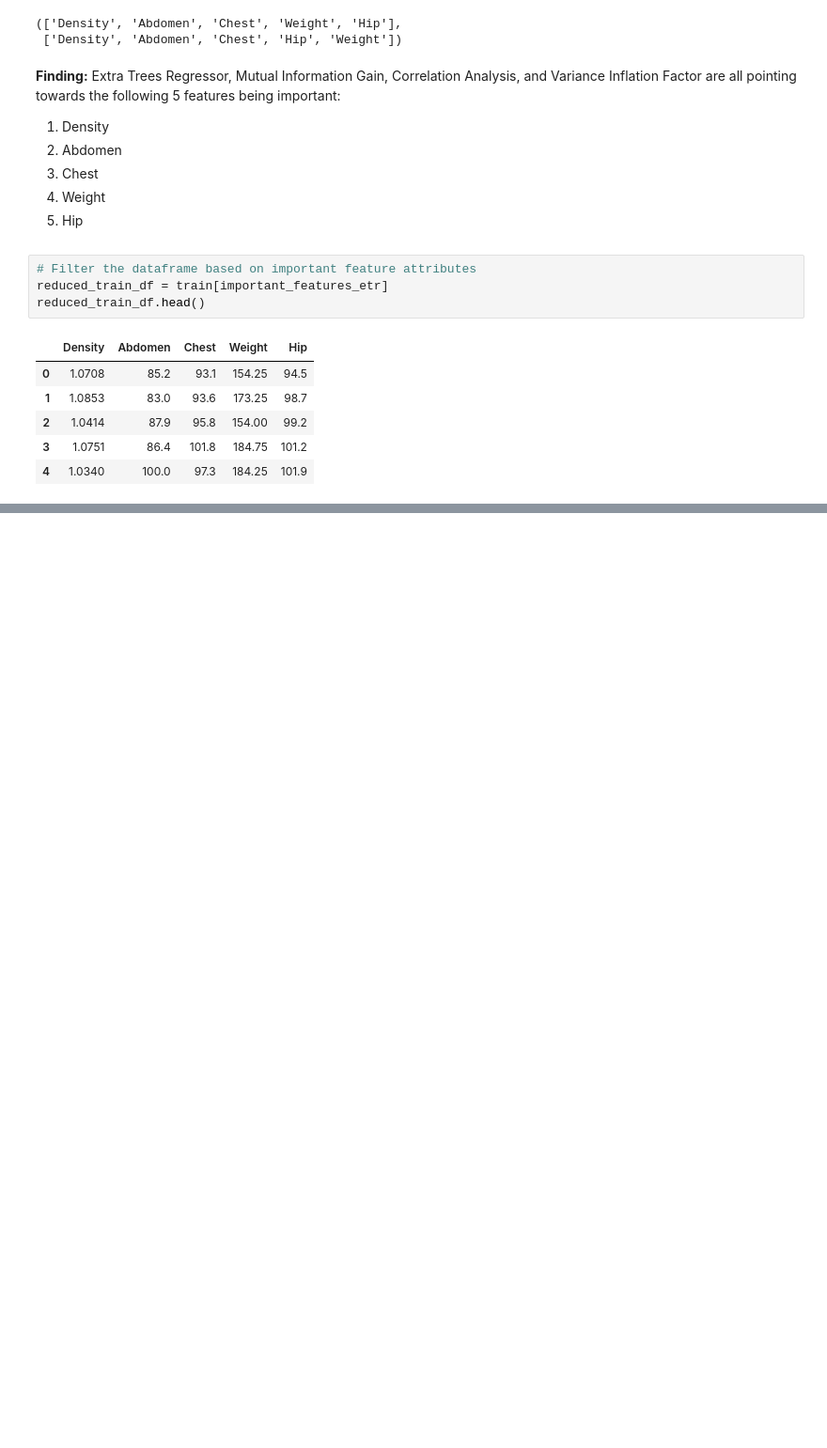
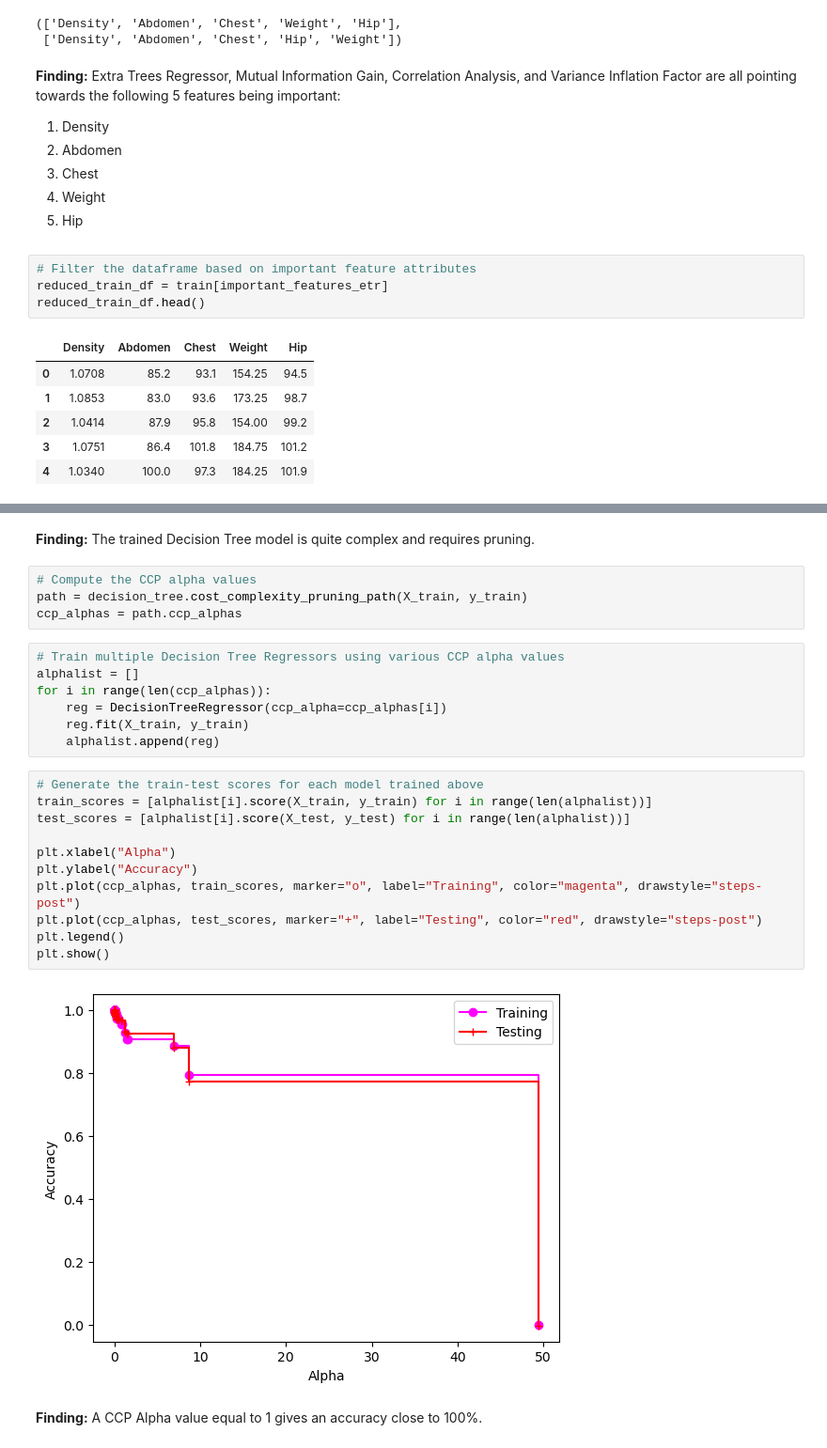
Before and after one commit to Aniket-Mahindrakar/Body-Fat-Estimation, a Jupyter notebook: Body Fat Prediction.ipynb, the cells around one changed output, grey strips where cells are left out. Shown at 94% size. Saved outputs shown, nothing was run; the diff lists cells and outputs as text; blank space fills up the shorter version.

```diff
--- a/Body Fat Prediction.ipynb
+++ b/Body Fat Prediction.ipynb
@@ -292,0 +342,28 @@ reduced_train_df.head()
+# %% [markdown]
+<p><b>Finding:</b> The trained Decision Tree model is quite complex and requires pruning.</p>
+# %%
+# Compute the CCP alpha values
+path = decision_tree.cost_complexity_pruning_path(X_train, y_train)
+ccp_alphas = path.ccp_alphas
+# %%
+# Train multiple Decision Tree Regressors using various CCP alpha values
+alphalist = []
+for i in range(len(ccp_alphas)):
+    reg = DecisionTreeRegressor(ccp_alpha=ccp_alphas[i])
+    reg.fit(X_train, y_train)
+    alphalist.append(reg)
+# %%
+# Generate the train-test scores for each model trained above
+train_scores = [alphalist[i].score(X_train, y_train) for i in range(len(alphalist))]
+test_scores = [alphalist[i].score(X_test, y_test) for i in range(len(alphalist))]
+
+plt.xlabel("Alpha")
+plt.ylabel("Accuracy")
+plt.plot(ccp_alphas, train_scores, marker="o", label="Training", color="magenta", drawstyle="steps-post")
+plt.plot(ccp_alphas, test_scores, marker="+", label="Testing", color="red", drawstyle="steps-post")
+plt.legend()
+plt.show()
+# %% [output]
+[figure, added]
+# %% [markdown]
+<p><b>Finding:</b> A CCP Alpha value equal to 1 gives an accuracy close to 100%.
```
Also changed, not shown: parts of 21 cells of this notebook, 1 other file.
